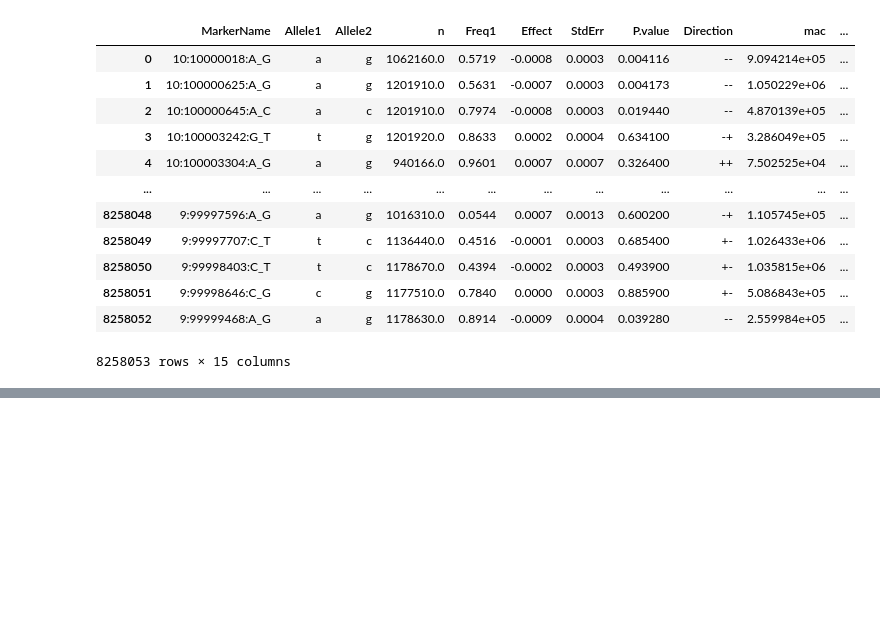
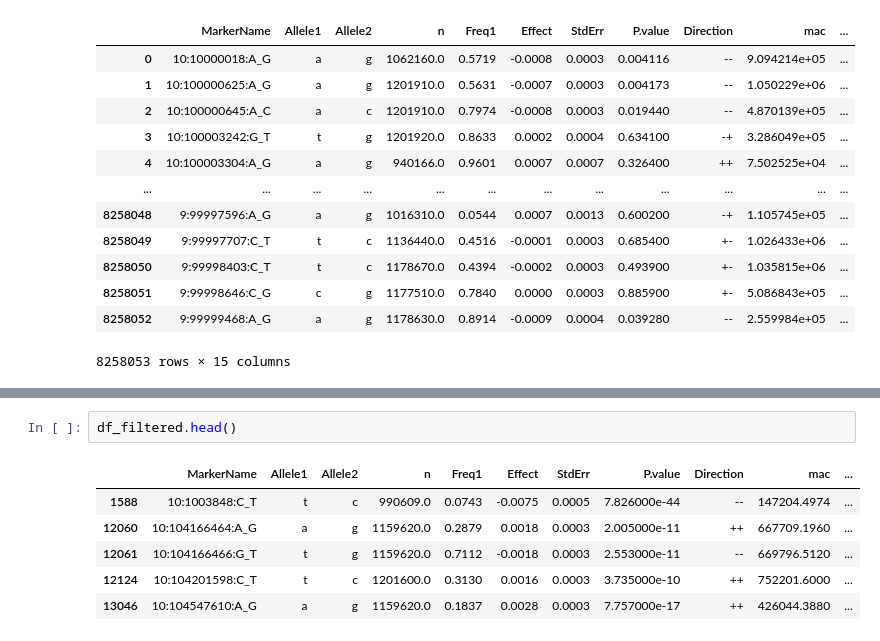
Before and after one commit to Vigneshwarr3/target_discovery_engine, a Jupyter notebook: test.ipynb, the cells around one changed output, grey strips where cells are left out. Cells and saved outputs as stored; diff of their text form; blank space fills up the shorter version.

```diff
--- a/test.ipynb
+++ b/test.ipynb
@@ -33,0 +54,9 @@ df[df['P.value.GC'] < 5e-08].to_csv('significant_results.csv', index=False)
+# %%
+df_filtered.head()
+# %% [output]
+|  | MarkerName | Allele1 | Allele2 | n | Freq1 | Effect | StdErr | P.value | Direction | mac | ... |
+| 1588 | 10:1003848:C_T | t | c | 990609.0 | 0.0743 | -0.0075 | 0.0005 | 7.826000e-44 | -- | 147204.4974 | ... |
+| 12060 | 10:104166464:A_G | a | g | 1159620.0 | 0.2879 | 0.0018 | 0.0003 | 2.005000e-11 | ++ | 667709.1960 | ... |
+| 12061 | 10:104166466:G_T | t | g | 1159620.0 | 0.7112 | -0.0018 | 0.0003 | 2.553000e-11 | -- | 669796.5120 | ... |
+| 12124 | 10:104201598:C_T | t | c | 1201600.0 | 0.3130 | 0.0016 | 0.0003 | 3.735000e-10 | ++ | 752201.6000 | ... |
+| 13046 | 10:104547610:A_G | a | g | 1159620.0 | 0.1837 | 0.0028 | 0.0003 | 7.757000e-17 | ++ | 426044.3880 | ... |
```
Also changed, not shown: parts of 4 cells of this notebook.
